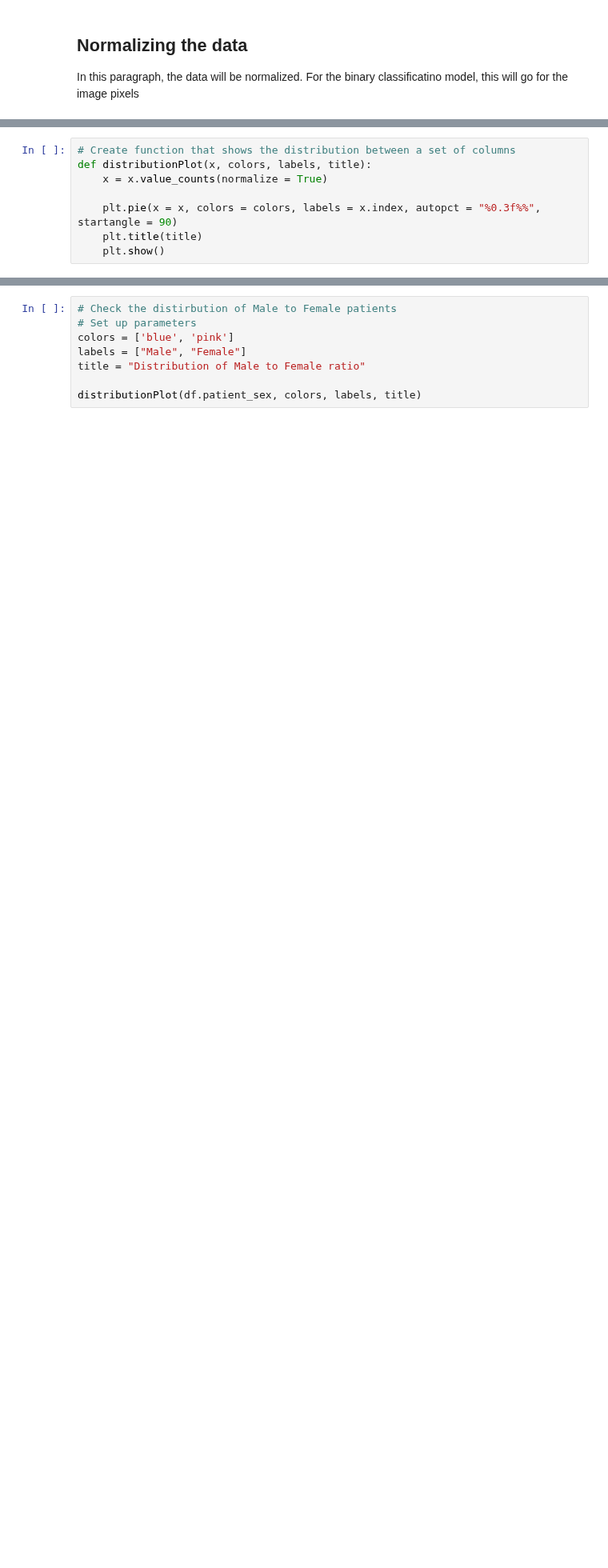
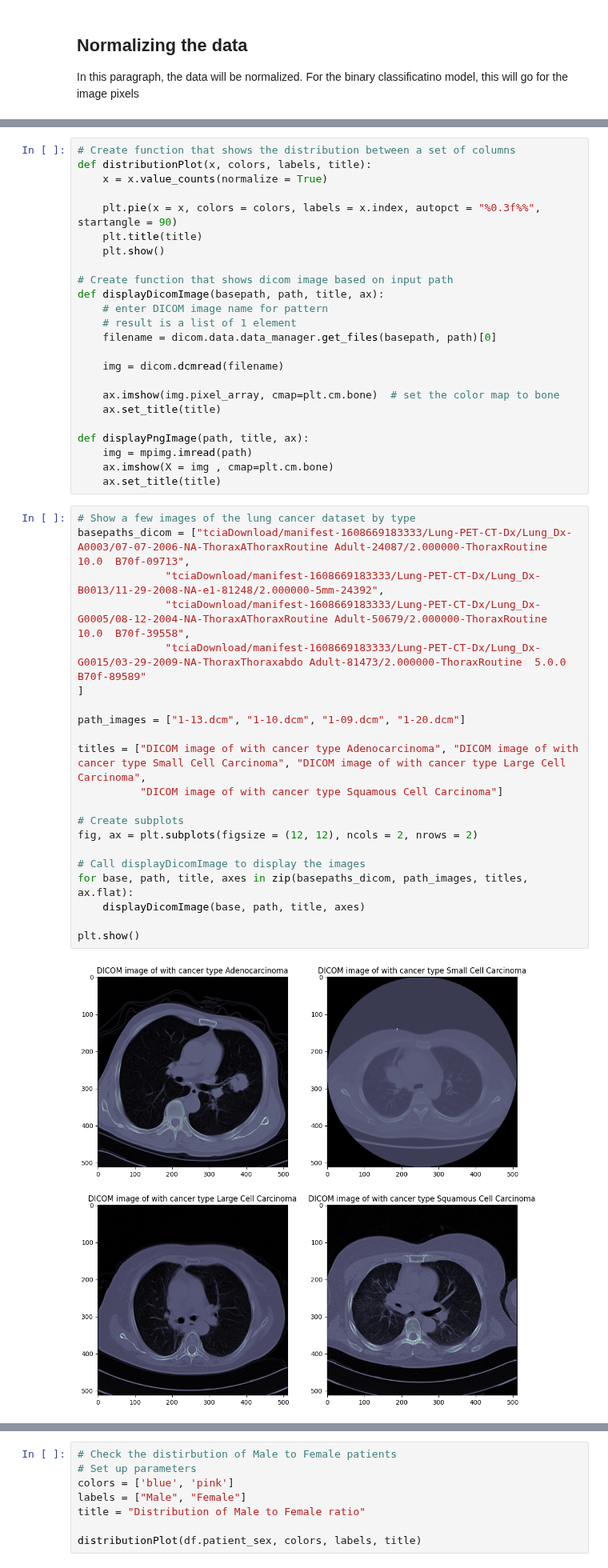
Before and after one commit to arondejong99/final-project-elu, a Jupyter notebook: final-project.ipynb, the cells around one changed output, grey strips where cells are left out. Shown at 80% size. Drawn from its saved outputs; the diff is of its cells as text; blank space fills up the shorter version.

```diff
--- a/final-project.ipynb
+++ b/final-project.ipynb
@@ -226,3 +218,42 @@ def distributionPlot(x, colors, labels, title):
     plt.pie(x = x, colors = colors, labels = x.index, autopct = "%0.3f%%", startangle = 90)
     plt.title(title)
     plt.show()
+
+# Create function that shows dicom image based on input path
+def displayDicomImage(basepath, path, title, ax):
+    # enter DICOM image name for pattern
+    # result is a list of 1 element
+    filename = dicom.data.data_manager.get_files(basepath, path)[0]
+
+    img = dicom.dcmread(filename)
+
+    ax.imshow(img.pixel_array, cmap=plt.cm.bone)  # set the color map to bone
+    ax.set_title(title)
+
+def displayPngImage(path, title, ax):
+    img = mpimg.imread(path)
+    ax.imshow(X = img , cmap=plt.cm.bone)
+    ax.set_title(title)
+# %%
+# Show a few images of the lung cancer dataset by type
+basepaths_dicom = ["tciaDownload/manifest-1608669183333/Lung-PET-CT-Dx/Lung_Dx-A0003/07-07-2006-NA-ThoraxAThoraxRoutine Adult-24087/2.000000-ThoraxRoutine  10.0  B70f-09713",
+              "tciaDownload/manifest-1608669183333/Lung-PET-CT-Dx/Lung_Dx-B0013/11-29-2008-NA-e1-81248/2.000000-5mm-24392",
+              "tciaDownload/manifest-1608669183333/Lung-PET-CT-Dx/Lung_Dx-G0005/08-12-2004-NA-ThoraxAThoraxRoutine Adult-50679/2.000000-ThoraxRoutine  10.0  B70f-39558",
+              "tciaDownload/manifest-1608669183333/Lung-PET-CT-Dx/Lung_Dx-G0015/03-29-2009-NA-ThoraxThoraxabdo Adult-81473/2.000000-ThoraxRoutine  5.0.0  B70f-89589"
+]
+
+path_images = ["1-13.dcm", "1-10.dcm", "1-09.dcm", "1-20.dcm"]
+
+titles = ["DICOM image of with cancer type Adenocarcinoma", "DICOM image of with cancer type Small Cell Carcinoma", "DICOM image of with cancer type Large Cell Carcinoma",
+          "DICOM image of with cancer type Squamous Cell Carcinoma"]
+
+# Create subplots
+fig, ax = plt.subplots(figsize = (12, 12), ncols = 2, nrows = 2)
+
+# Call displayDicomImage to display the images
+for base, path, title, axes in zip(basepaths_dicom, path_images, titles, ax.flat):
+    displayDicomImage(base, path, title, axes)
+
+plt.show()
+# %% [output]
+[figure, added]
```
Also changed, not shown: parts of 17 cells of this notebook.
